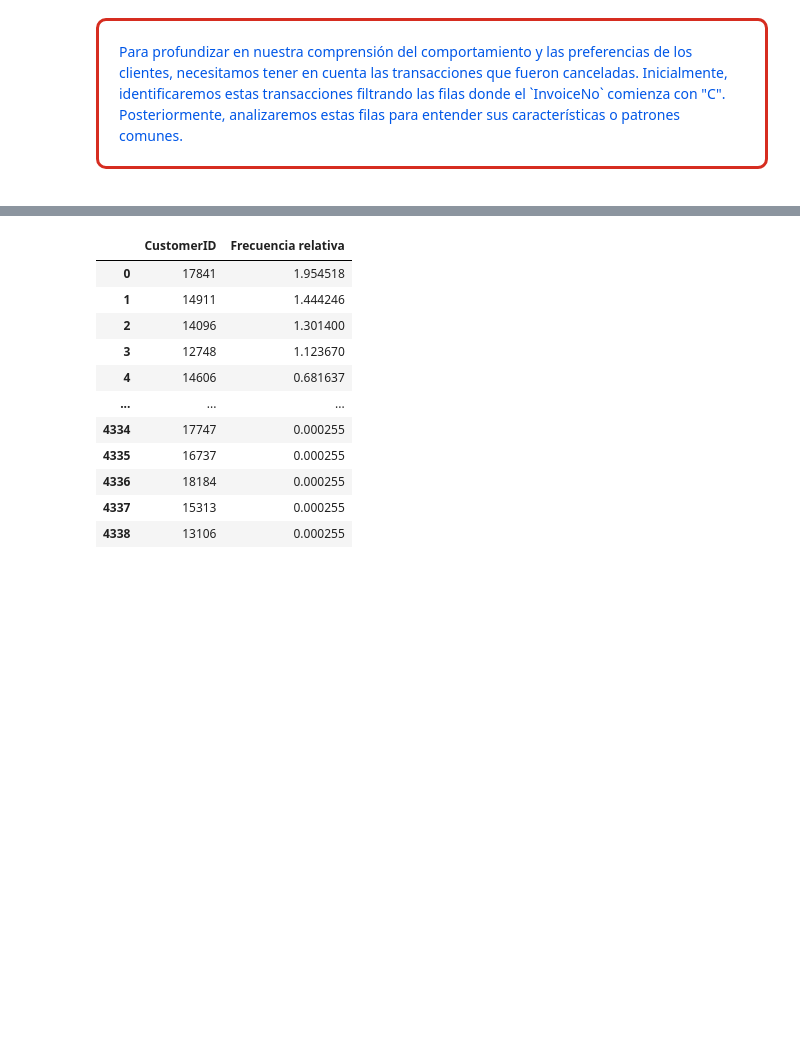
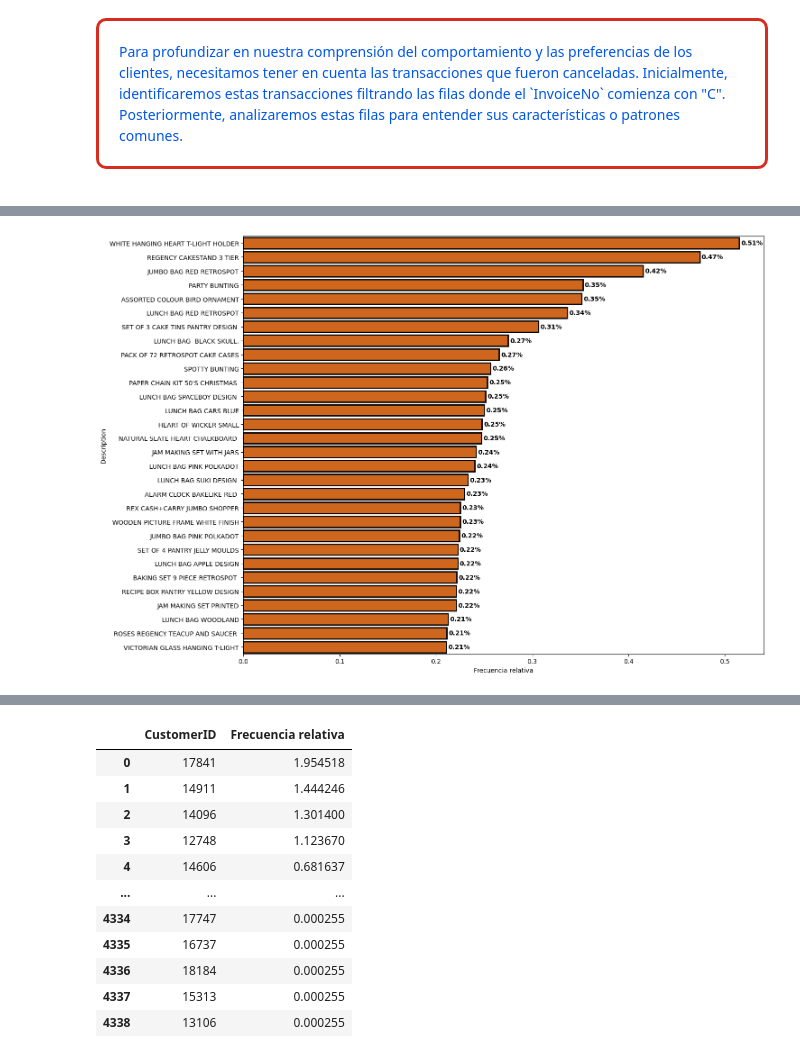
Before and after one commit to llanosrenzo/MachineLearning, a Jupyter notebook: E_CommerceData.ipynb, the cells around one changed output, grey strips where cells are left out. Drawn from its saved outputs; the diff is of its cells as text; code cells hidden in the pictures; blank space fills up the shorter version.

```diff
--- a/E_CommerceData.ipynb
+++ b/E_CommerceData.ipynb
@@ -598,0 +652,12 @@ CustomerID
+# %%
+# Número de caracteres numéricos en cada código de stock único
+# =================================================================================
+codigo_stock_unicos = df['StockCode'].unique()
+conteos_de_caracteres_numericos_en_codigs_unicos = pd.Series(codigo_stock_unicos).apply(lambda x : sum([c.isdigit() for c in x])).value_counts()
+
+# Mostrando los conteos de frecuencia de caracteres numéricos en códigos de stock únicos
+# =================================================================================
+print('Conteos de frecuencia de caracteres numéricos en códigos de stock únicos:')
+print('='*70)
+print(conteos_de_caracteres_numericos_en_codigs_unicos)
+print('='*70)
@@ -598,0 +682,11 @@ CustomerID
+# %%
+# Listando los codigos de stock que contienen 0 o 1 carácter numérico
+# =================================================================================
+anomalias_codigo_stock = [code for code in codigo_stock_unicos if sum([c.isdigit() for  c in str(code)]) in (0,1)]
+
+# Mostrando las anomalias de codigo de stock
+# =================================================================================
+print('Anomalias de codigo stock:')
+print('='*22)
+for code in anomalias_codigo_stock:
+    print(code)
@@ -598,0 +742,4 @@ CustomerID
+# %%
+# Eliminando las filas  con codigo de stock anómalos
+# =================================================================================
+df = df[~df['StockCode'].isin(anomalias_codigo_stock)]
@@ -598,0 +756,6 @@ CustomerID
+# %%
+tab_description = df['Description'].value_counts(normalize = True,dropna = False)*100
+tab_description = tab_description.reset_index()
+tab_description.columns = ['Description','Frecuencia relativa']
+display(tab_description)
+tab_description = tab_description.head(30)
@@ -598,0 +776,11 @@ CustomerID
+# %%
+fig , ax = plt.subplots(figsize = (15,10))
+sns.barplot(data = tab_description,x = 'Frecuencia relativa',y ='Description',
+            edgecolor ='black',linewidth = 2,color = '#EB6100')
+for index,value in enumerate(tab_description['Frecuencia relativa']):
+    precentage = '{:.2f}%'.format(value)
+    plt.text(value +0.002,index,precentage,va = 'center',fontweight = 'bold')
+plt.tight_layout()
+plt.show()
+# %% [output]
+[figure, added]
```
Also changed, not shown: parts of 73 cells of this notebook.
